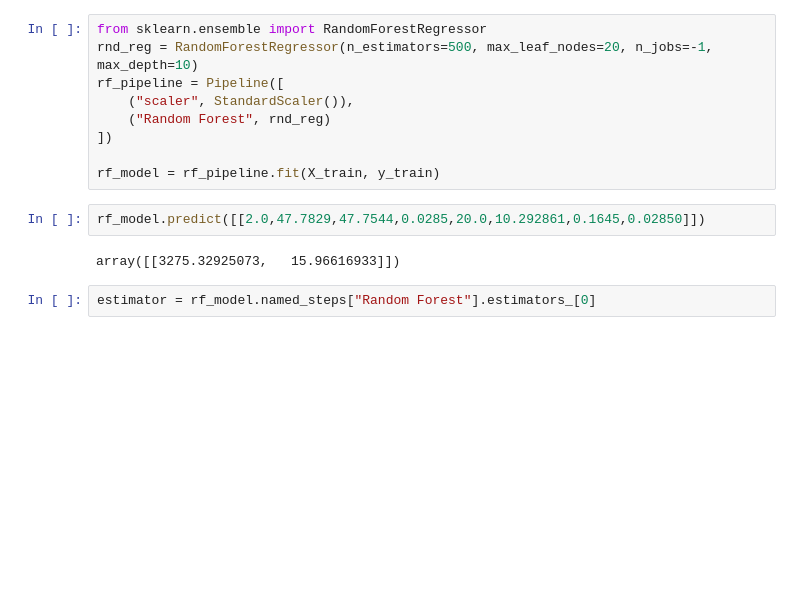
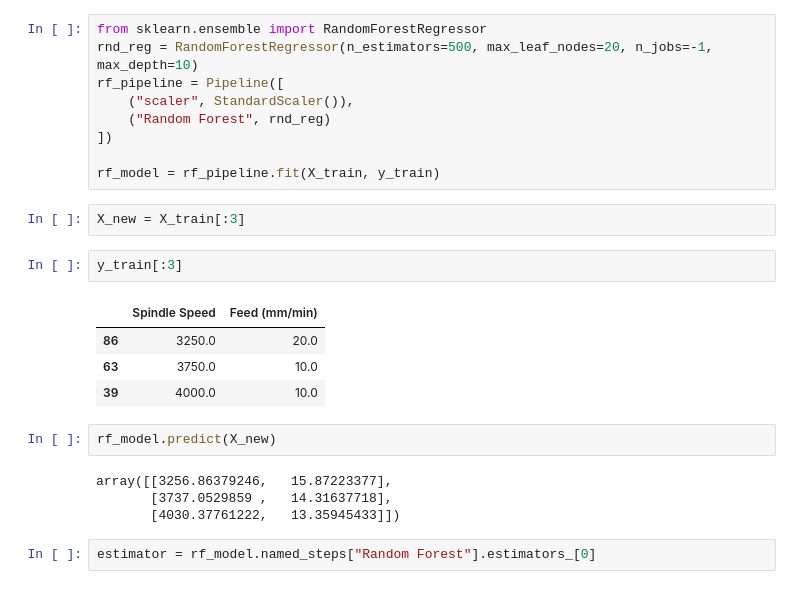
Before and after one commit to VardanMittal/Micromilling_process_optimisation, a Jupyter notebook: main.ipynb, the cells around one changed output. Saved outputs shown, nothing was run; the diff lists cells and outputs as text; blank space fills up the shorter version.

```diff
--- a/main.ipynb
+++ b/main.ipynb
@@ -115,10 +135,21 @@ rf_pipeline = Pipeline([
 ])
 
 rf_model = rf_pipeline.fit(X_train, y_train)
-# %%
-rf_model.predict([[2.0,47.7829,47.7544,0.0285,20.0,10.292861,0.1645,0.02850]])
-# %% [output]
-array([[3275.32925073,   15.96616933]])
+# %%
+X_new = X_train[:3]
+# %%
+y_train[:3]
+# %% [output]
+|  | Spindle Speed | Feed (mm/min) |
+| 86 | 3250.0 | 20.0 |
+| 63 | 3750.0 | 10.0 |
+| 39 | 4000.0 | 10.0 |
+# %%
+rf_model.predict(X_new)
+# %% [output]
+array([[3256.86379246,   15.87223377],
+       [3737.0529859 ,   14.31637718],
+       [4030.37761222,   13.35945433]])
 # %%
 estimator = rf_model.named_steps["Random Forest"].estimators_[0]
 # %%
```
Also changed, not shown: parts of 23 cells of this notebook, 11 other files.
